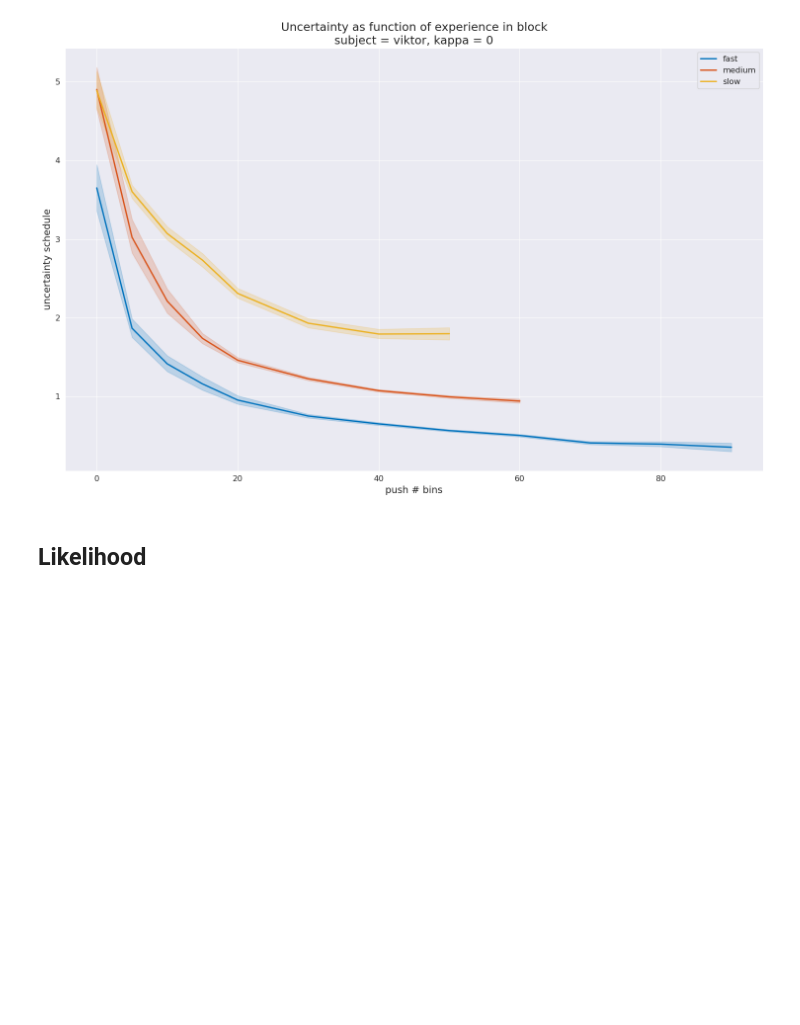
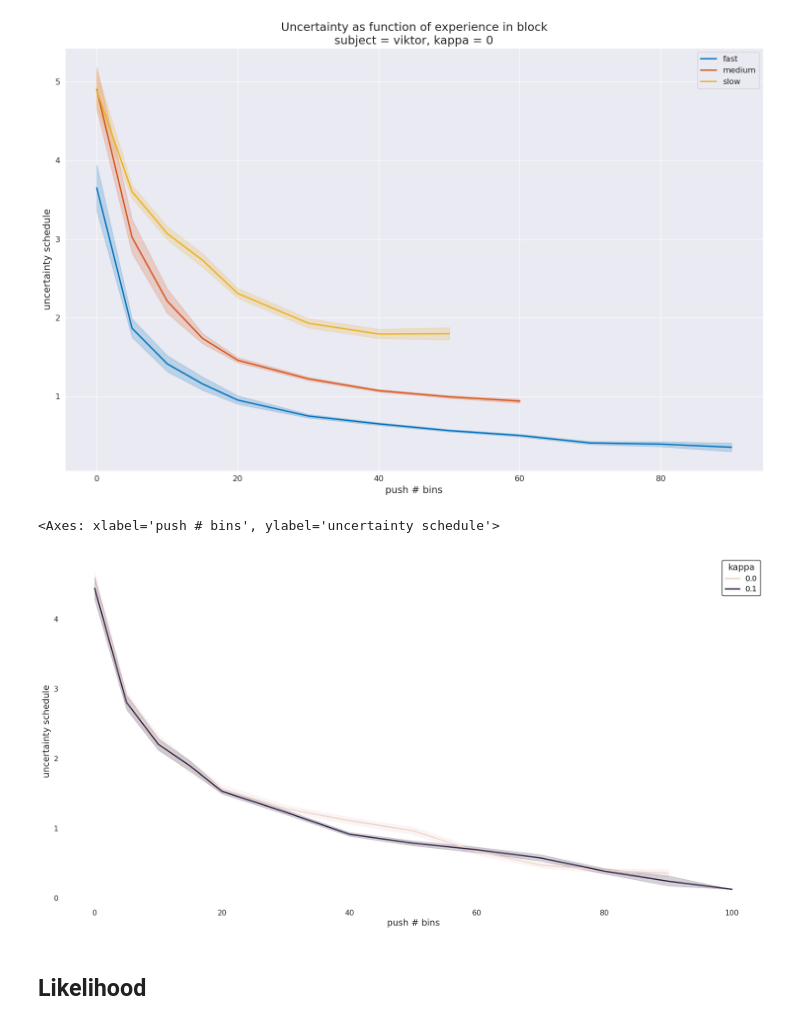
Before and after one commit to XaqLab/Foraging, a Jupyter notebook: notebooks/Belief Analysis (No Color).ipynb, the cells around one changed output. Saved outputs shown, nothing was run; the diff lists cells and outputs as text; code cells hidden in the pictures; blank space fills up the shorter version.

```diff
--- a/notebooks/Belief Analysis (No Color).ipynb
+++ b/notebooks/Belief Analysis (No Color).ipynb
@@ -131,6 +133,13 @@ bp(sns.lineplot)(df_monkey, conds=conds, x='push # bins', y='uncertainty schedul
 Legend
 <Axes: title={'center': 'Uncertainty as function of experience in block\nsubject = viktor, kappa = 0'}, xlabel='push # bins', ylabel='uncertainty schedule'>
 [figure]
+# %%
+df_ = df_monkey.xs(('viktor', 10), level = ('subject', 'shape')).reset_index()
+subset_data = df_[df_["kappa"].isin([0, 0.1])]
+sns.lineplot(subset_data, x='push # bins', y='uncertainty schedule', hue = 'kappa')
+# %% [output]
+<Axes: xlabel='push # bins', ylabel='uncertainty schedule'>
+[figure, added]
 # %% [markdown]
 ## Likelihood
 # %%
```
Also changed, not shown: parts of 5 cells of this notebook, 9 other files.
